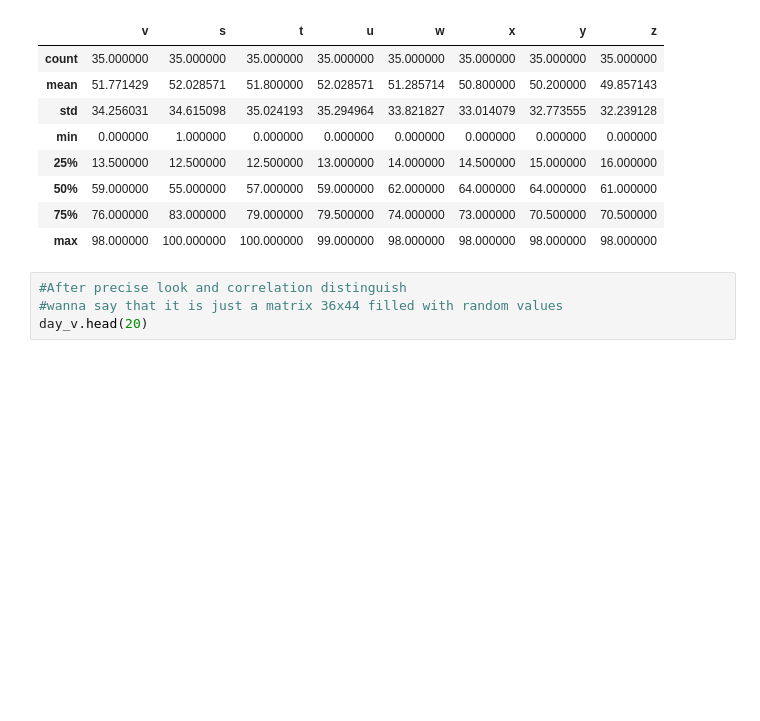
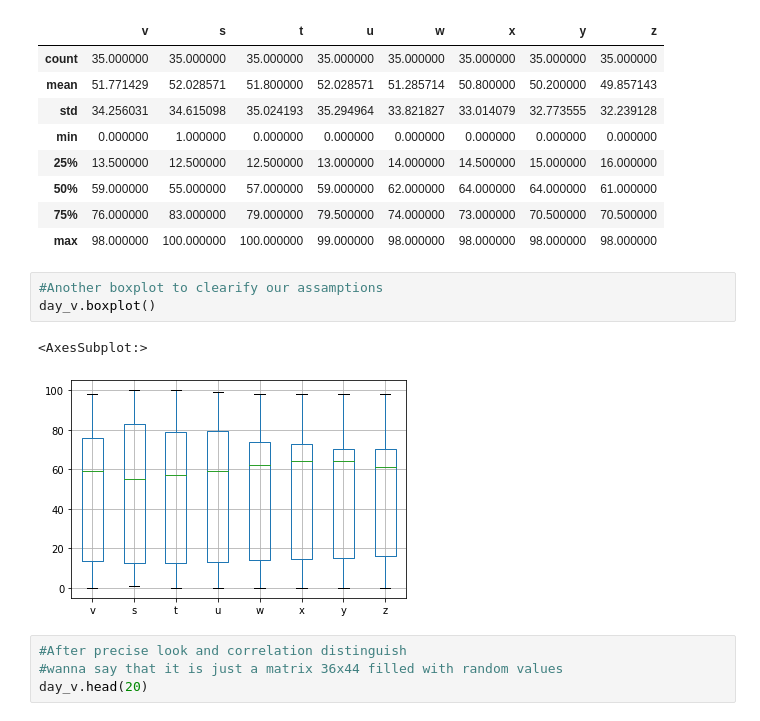
Before and after one commit to VLADO2000/Day8_Matrix_Analysis, a Jupyter notebook: Array visualisation for correlation .ipynb, the cells around one changed output. Cells and saved outputs as stored; diff of their text form; blank space fills up the shorter version.

```diff
--- a/Array visualisation for correlation .ipynb
+++ b/Array visualisation for correlation .ipynb
@@ -382,6 +366,12 @@ day_v.describe()
 | 50% | 59.000000 | 55.000000 | 57.000000 | 59.000000 | 62.000000 | 64.000000 | 64.000000 | 61.000000 |
 | 75% | 76.000000 | 83.000000 | 79.000000 | 79.500000 | 74.000000 | 73.000000 | 70.500000 | 70.500000 |
 | max | 98.000000 | 100.000000 | 100.000000 | 99.000000 | 98.000000 | 98.000000 | 98.000000 | 98.000000 |
+# %%
+#Another boxplot to clearify our assamptions
+day_v.boxplot()
+# %% [output]
+<AxesSubplot:>
+[figure, added]
 # %%
 #After precise look and correlation distinguish
 #wanna say that it is just a matrix 36x44 filled with random values
```
Also changed, not shown: parts of 5 cells of this notebook.
